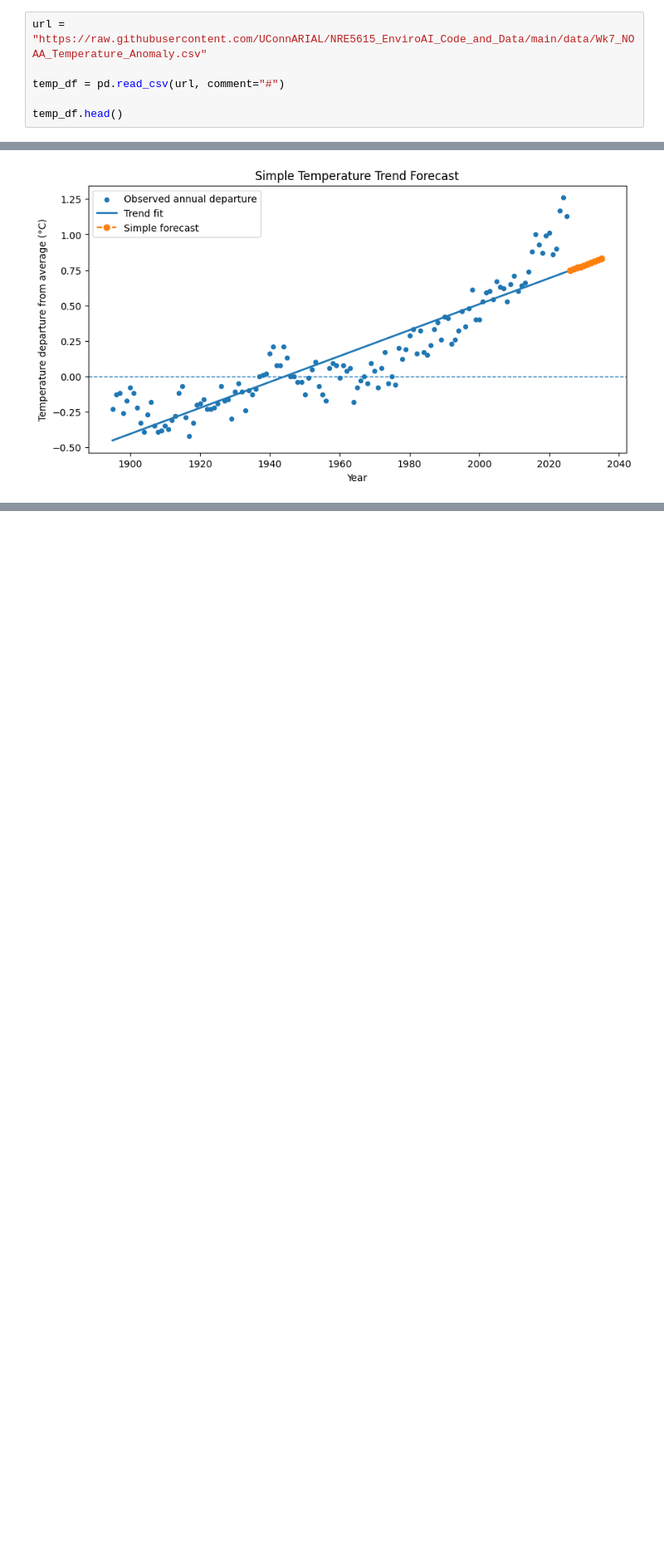
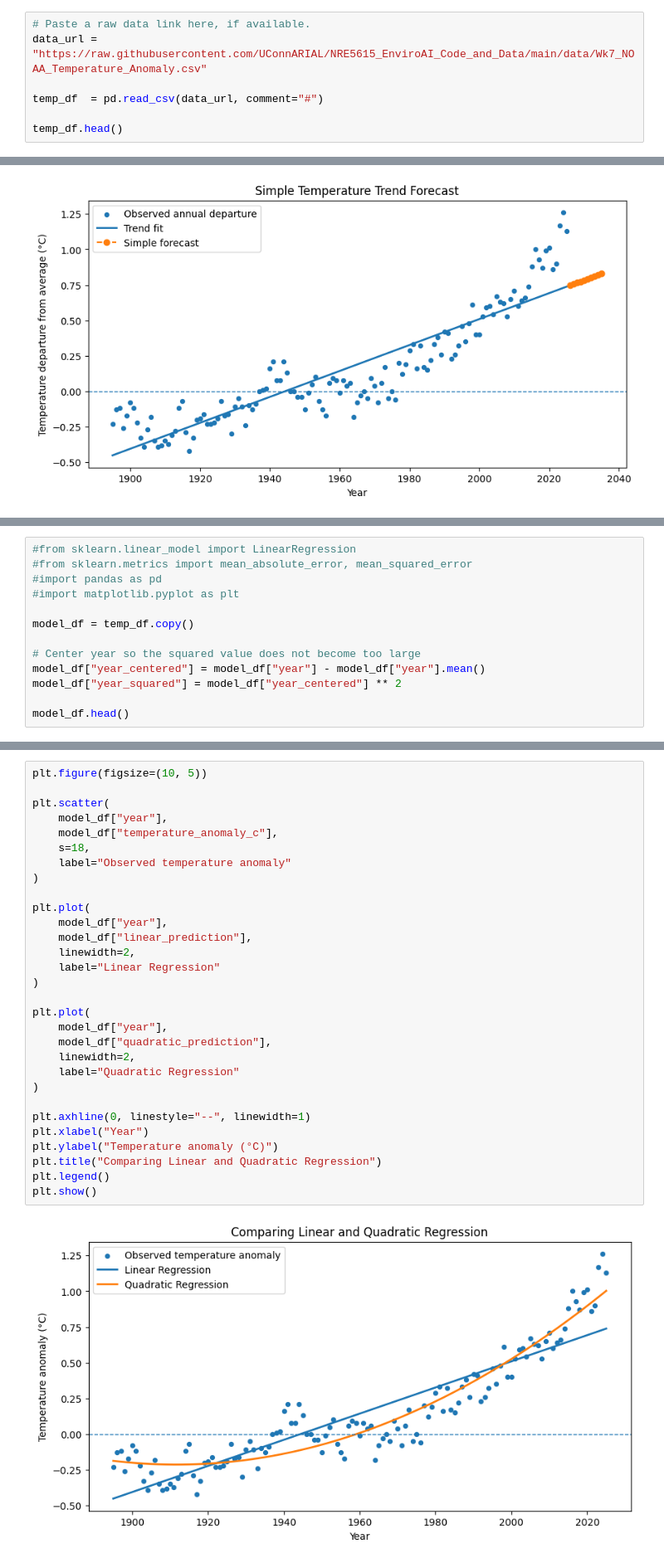
Before and after one commit to UConnARIAL/NRE5615_EnviroAI_Code_and_Data, a Jupyter notebook: code/NRE5615_Wk7_Demo_NOAA_Temperature_Trends.ipynb, the cells around one changed output, grey strips where cells are left out. Shown at 83% size. Saved outputs shown, nothing was run; the diff lists cells and outputs as text; blank space fills up the shorter version.

```diff
--- a/code/NRE5615_Wk7_Demo_NOAA_Temperature_Trends.ipynb
+++ b/code/NRE5615_Wk7_Demo_NOAA_Temperature_Trends.ipynb
@@ -54,7 +53,8 @@ The loader can handle:
 # %%
-url = "https://raw.githubusercontent.com/UConnARIAL/NRE5615_EnviroAI_Code_and_Data/main/data/Wk7_NOAA_Temperature_Anomaly.csv"
+# Paste a raw data link here, if available.
+data_url = "https://raw.githubusercontent.com/UConnARIAL/NRE5615_EnviroAI_Code_and_Data/main/data/Wk7_NOAA_Temperature_Anomaly.csv"
 
-temp_df = pd.read_csv(url, comment="#")
+temp_df  = pd.read_csv(data_url, comment="#")
 
 temp_df.head()
 # %% [output]
@@ -255,0 +260,13 @@ plt.show()
+# %%
+#from sklearn.linear_model import LinearRegression
+#from sklearn.metrics import mean_absolute_error, mean_squared_error
+#import pandas as pd
+#import matplotlib.pyplot as plt
+
+model_df = temp_df.copy()
+
+# Center year so the squared value does not become too large
+model_df["year_centered"] = model_df["year"] - model_df["year"].mean()
+model_df["year_squared"] = model_df["year_centered"] ** 2
+
+model_df.head()
@@ -256,3 +316,35 @@ plt.show()
+# %%
+plt.figure(figsize=(10, 5))
+
+plt.scatter(
+    model_df["year"],
+    model_df["temperature_anomaly_c"],
+    s=18,
+    label="Observed temperature anomaly"
+)
+
+plt.plot(
+    model_df["year"],
+    model_df["linear_prediction"],
+    linewidth=2,
+    label="Linear Regression"
+)
+
+plt.plot(
+    model_df["year"],
+    model_df["quadratic_prediction"],
+    linewidth=2,
+    label="Quadratic Regression"
+)
+
+plt.axhline(0, linestyle="--", linewidth=1)
+plt.xlabel("Year")
+plt.ylabel("Temperature anomaly (°C)")
+plt.title("Comparing Linear and Quadratic Regression")
+plt.legend()
+plt.show()
+# %% [output]
+[figure, added]
 # %% [markdown]
 # Orange workflow notes
 
```
Also changed, not shown: parts of 11 cells of this notebook.
